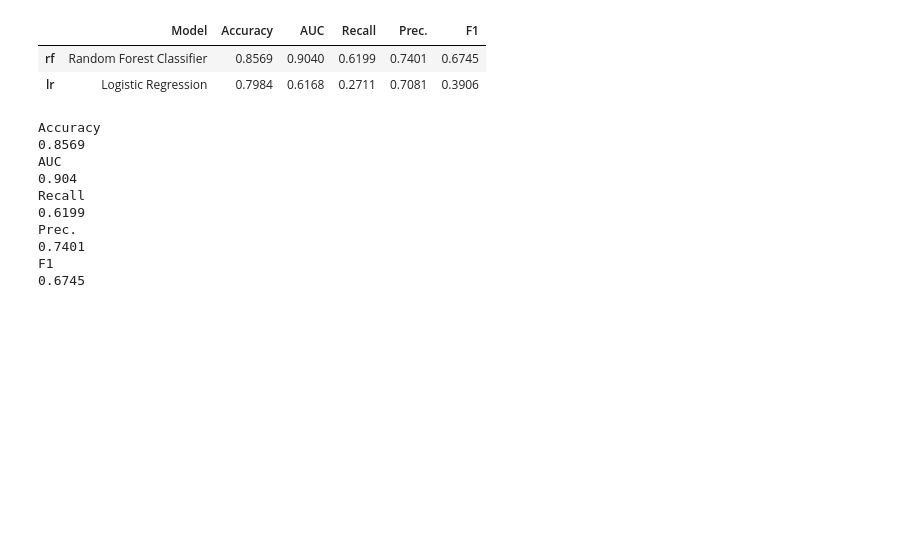
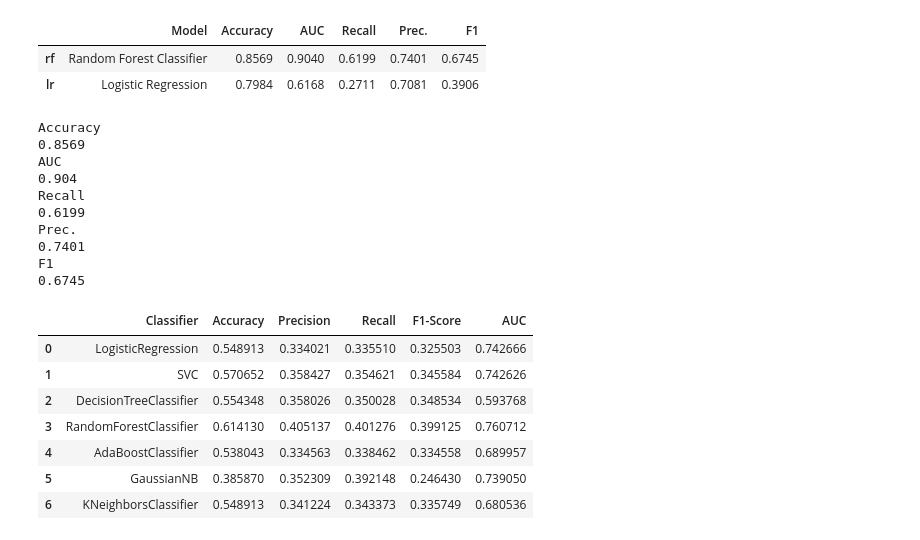
Before and after one commit to siddharth-mavani/LoCoML, a Jupyter notebook: backend/functions/temp.ipynb, the cells around one changed output. Saved outputs shown, nothing was run; the diff lists cells and outputs as text; code cells hidden in the pictures; blank space fills up the shorter version.

```diff
--- a/backend/functions/temp.ipynb
+++ b/backend/functions/temp.ipynb
@@ -182,3 +213,18 @@ Prec.
 0.7401
 F1
 0.6745
+# %%
+data = pd.read_csv('../Datasets/27562.csv')
+target_column = 'num'
+classification_utility = ClassificationUtility(data, target_column)
+classification_utility.train()
+classification_utility.results
+# %% [output]
+|  | Classifier | Accuracy | Precision | Recall | F1-Score | AUC |
+| 0 | LogisticRegression | 0.548913 | 0.334021 | 0.335510 | 0.325503 | 0.742666 |
+| 1 | SVC | 0.570652 | 0.358427 | 0.354621 | 0.345584 | 0.742626 |
+| 2 | DecisionTreeClassifier | 0.554348 | 0.358026 | 0.350028 | 0.348534 | 0.593768 |
+| 3 | RandomForestClassifier | 0.614130 | 0.405137 | 0.401276 | 0.399125 | 0.760712 |
+| 4 | AdaBoostClassifier | 0.538043 | 0.334563 | 0.338462 | 0.334558 | 0.689957 |
+| 5 | GaussianNB | 0.385870 | 0.352309 | 0.392148 | 0.246430 | 0.739050 |
+| 6 | KNeighborsClassifier | 0.548913 | 0.341224 | 0.343373 | 0.335749 | 0.680536 |
```
Also changed, not shown: parts of 22 cells of this notebook, 24 other files.
